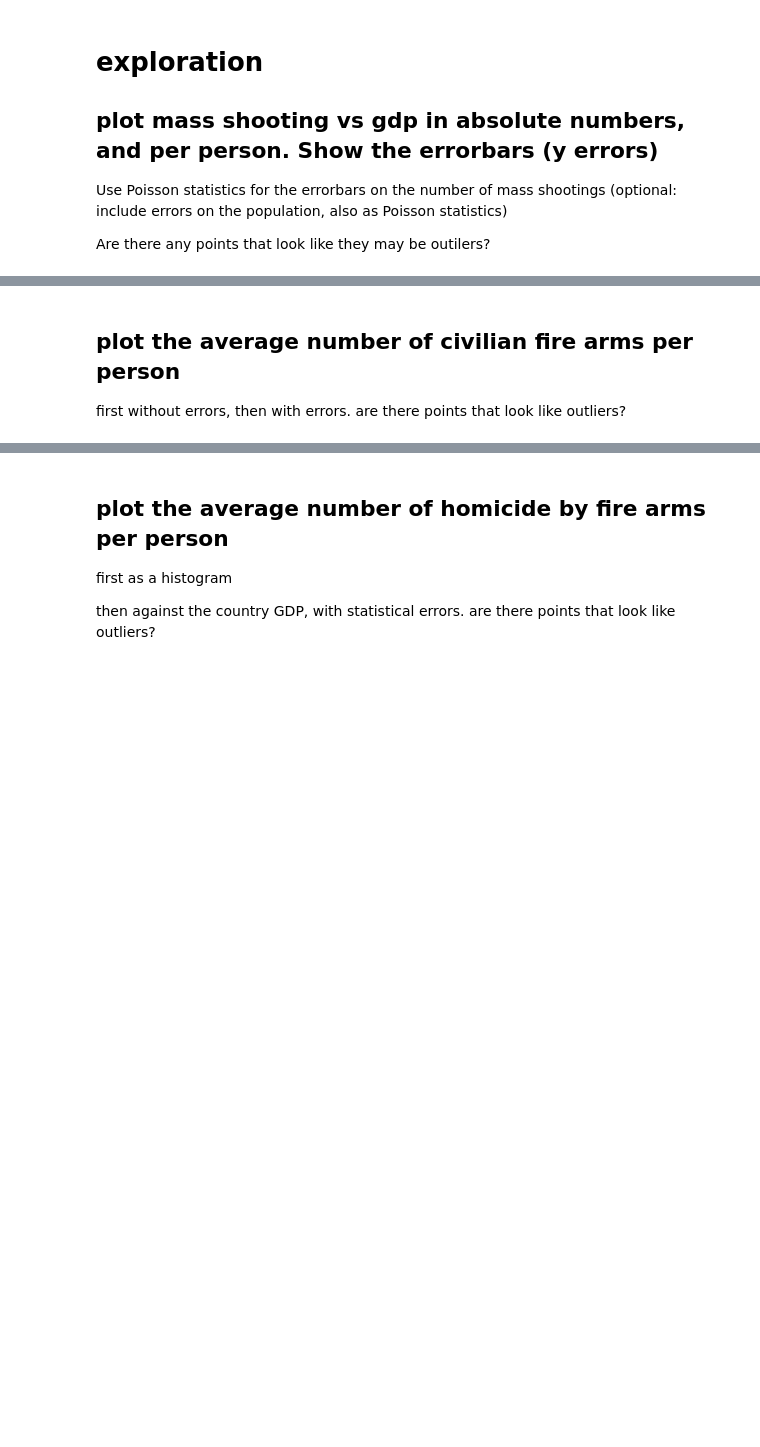
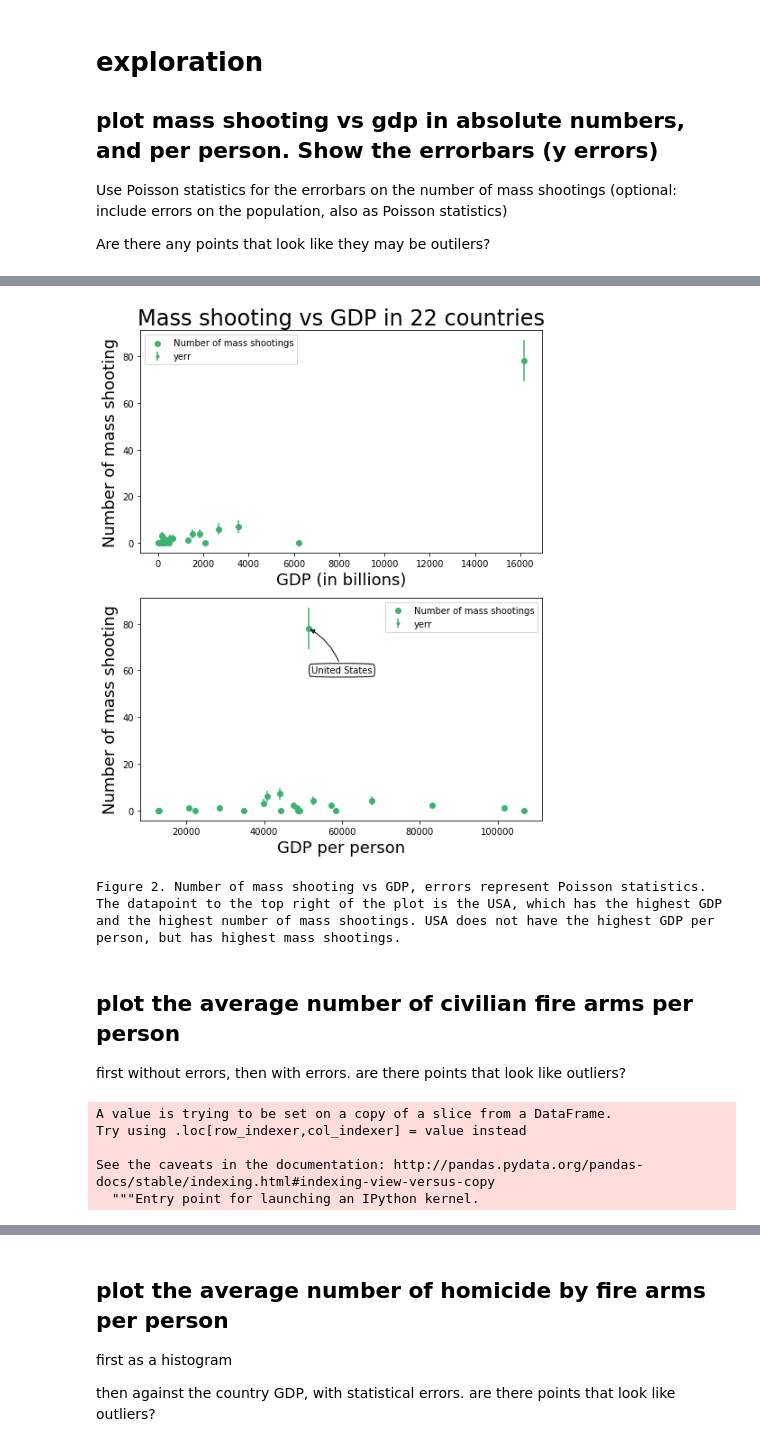
Before and after one commit to sebscho/PUI2017_lz1714, a Jupyter notebook: HW5_lz1714/Assignment3.ipynb, the cells around one changed output, grey strips where cells are left out. Saved outputs shown, nothing was run; the diff lists cells and outputs as text; code cells hidden in the pictures; blank space fills up the shorter version.

```diff
--- a/HW5_lz1714/Assignment3.ipynb
+++ b/HW5_lz1714/Assignment3.ipynb
@@ -211,3 +138,41 @@ print ("Number of mass shooting vs GDP, " +
+# %%
+fig = plt.figure(figsize=(8,10))
+ax1 = fig.add_subplot(211)
+
+scatter = ax1.scatter(df['gdp']/ 1e9, df['Number of mass shootings'], color='mediumseagreen')
+ax1.set_xlabel('GDP (in billions)', fontsize = 18)
+ax1.set_ylabel('Number of mass shooting', fontsize = 18)
+ax1.errorbar(df.gdp / 1e9, df['Number of mass shootings'],
+            yerr = np.sqrt(df['Number of mass shootings'] * 1.0), fmt = '.', color='mediumseagreen', label='yerr')
+ax1.set_ylim()
+ax1.legend()
+plt.title("Mass shooting vs GDP in 22 countries", fontsize=24)
+
+ax2 = fig.add_subplot(212)
+scatter = ax2.scatter(df['gdp_pp'], df['Number of mass shootings'], color='mediumseagreen')
+ax2.errorbar(df['gdp_pp'], df['Number of mass shootings'],
+            yerr = np.sqrt(df["Number of mass shootings"]*1.0), fmt = '.', color='mediumseagreen', label='yerr')
+ax2.set_xlabel('GDP per person', fontsize = 18)
+ax2.set_ylabel('Number of mass shooting', fontsize = 18)
+ax2.set_ylim()
+ax2.legend()
+ax2.annotate('United States',
+             xy=(df['gdp_pp'][df['Country Name']=='United States'], df['Number of mass shootings'][df['Country Name']=='United States']),
+             xycoords='data', xytext=(60000,60), textcoords='data', size=10, va="center", ha="center",bbox=dict(boxstyle="round4", fc="w"),
+                  arrowprops=dict(arrowstyle="-|>",
+                                  connectionstyle="arc3,rad=0.2"))
+#ax2.set_title("Mass shooting vs GDP in 22 countries", fontsize=22)
+
+plt.show()
+print ("Figure 2. Number of mass shooting vs GDP, " +
+       "errors represent Poisson statistics.\n" +
+       "The datapoint to the top right of the plot is the USA, " +
+       "which has the highest GDP and the highest number of mass shootings. " +
+       "USA does not have the highest GDP per person, but has highest mass shootings.")
+# %% [output]
+[figure, added]
+Figure 2. Number of mass shooting vs GDP, errors represent Poisson statistics.
+The datapoint to the top right of the plot is the USA, which has the highest GDP and the highest number of mass shootings. USA does not have the highest GDP per person, but has highest mass shootings.
 # %% [markdown]
 ## plot the average number of civilian fire arms per person
 first without errors, then with errors. are there  points that look like outliers?
@@ -215,0 +179,8 @@ df_['shootingspp'] = df_["Number of mass shootings"] / df_['pop'] * 1e3
+# %%
+df['CivilianFireArms_pp'] = df["Average total all civilian firearms"] / df['pop'] * 1e3
+# %% [output]
+A value is trying to be set on a copy of a slice from a DataFrame.
+Try using .loc[row_indexer,col_indexer] = value instead
+
+See the caveats in the documentation: http://pandas.pydata.org/pandas-docs/stable/indexing.html#indexing-view-versus-copy
+  """Entry point for launching an IPython kernel.
```
Also changed, not shown: parts of 26 cells of this notebook.
